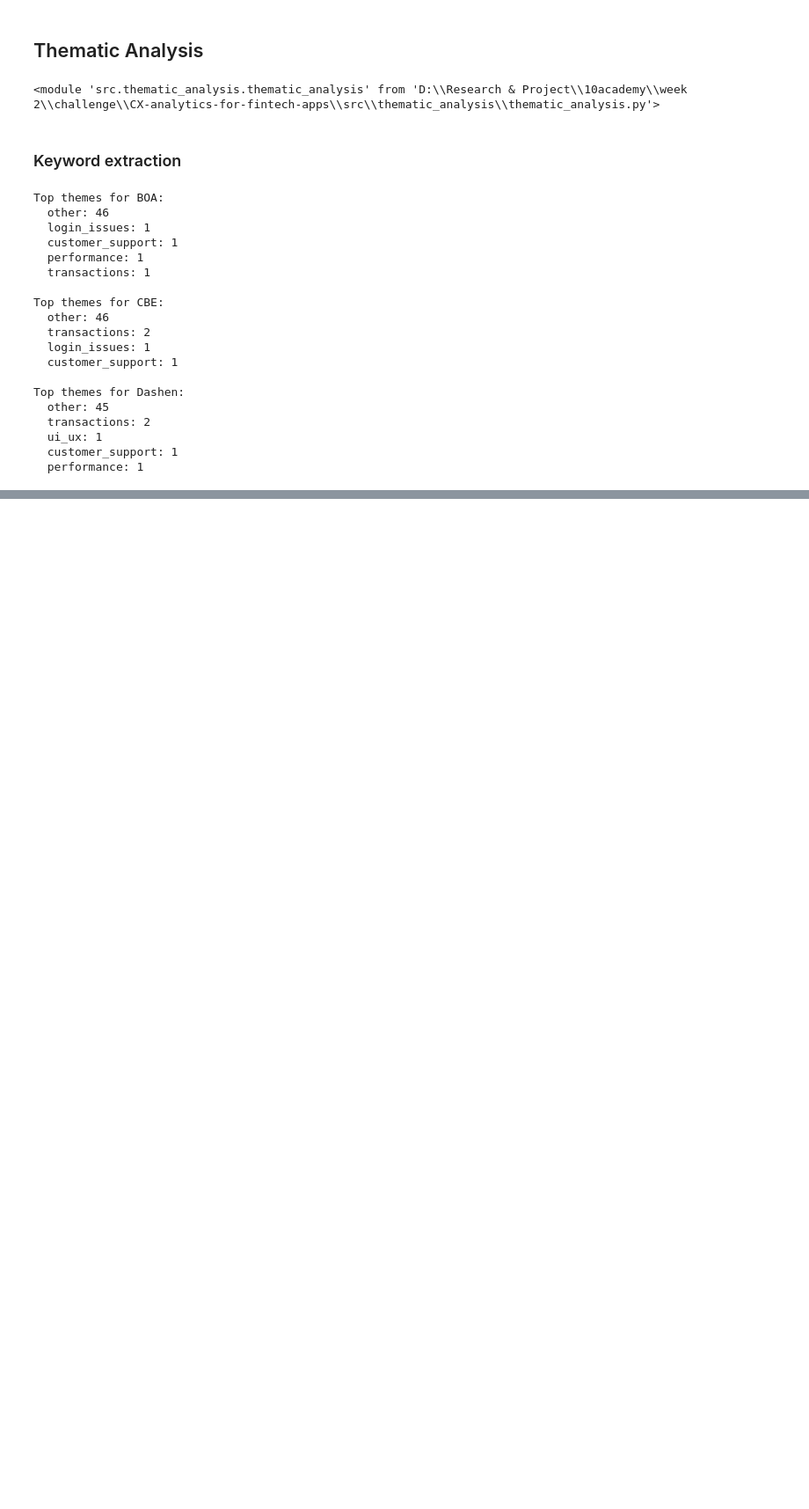
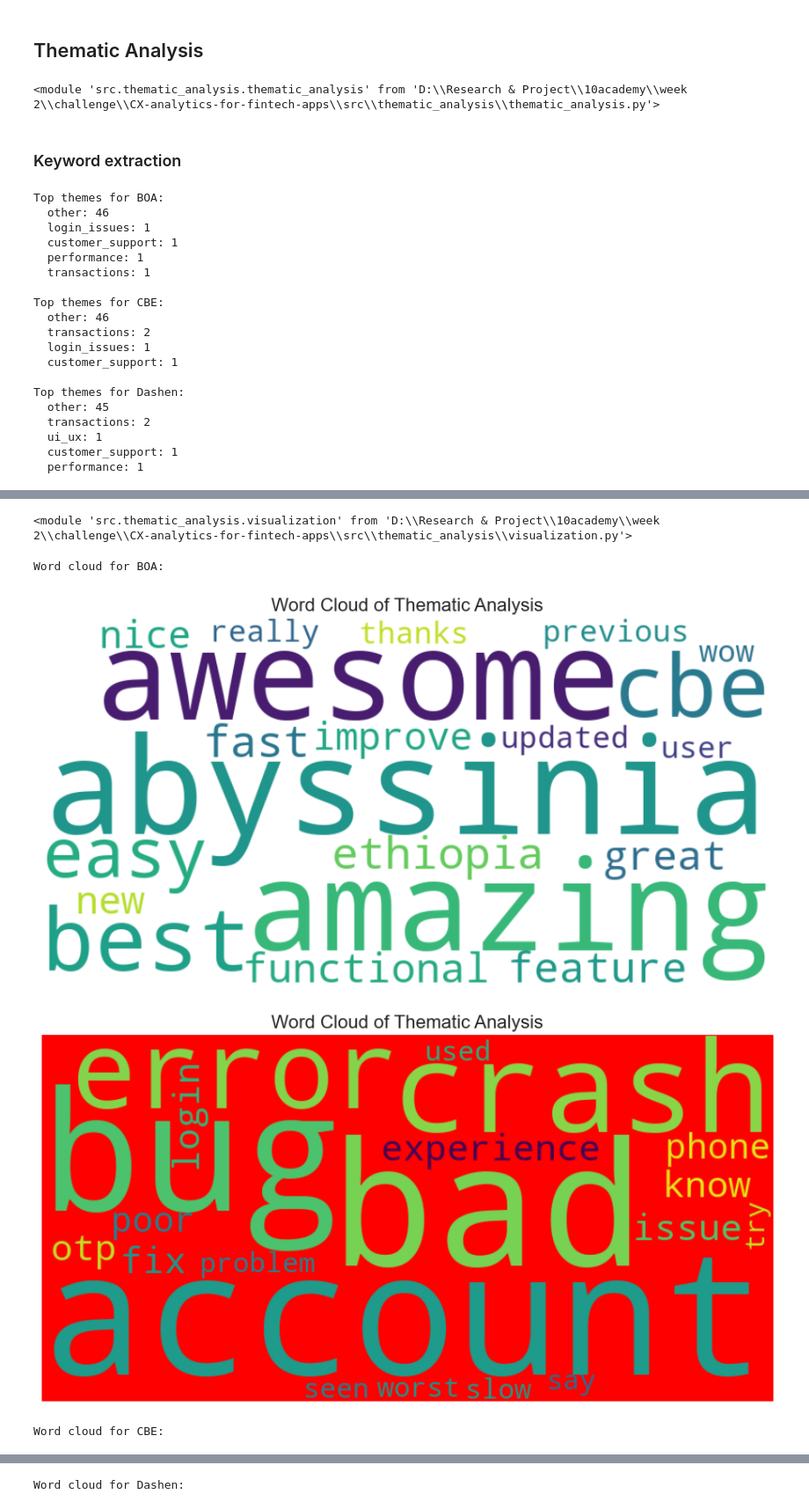
Before and after one commit to chalasimon/CX-analytics-for-fintech-apps, a Jupyter notebook: notebooks/task2.ipynb, the cells around one changed output, grey strips where cells are left out. Shown at 88% size. Cells and saved outputs as stored; diff of their text form; code cells hidden in the pictures; blank space fills up the shorter version.

Commit message:
feat: thematic visualization done

```diff
--- a/notebooks/task2.ipynb
+++ b/notebooks/task2.ipynb
@@ -221,0 +302,22 @@ Top themes for Dashen:
+# %%
+# Save results as CSV (e.g., review_id, review_text, sentiment_label, sentiment_score, identified_theme(s))
+data["themes"] = data["processed_review"].apply(thematic_analyzer.categorize_themes)
+data["review_id"] = range(1, len(data) + 1)
+output_df= data[['review_id', 'review_text', 'sentiment', 'sentiment_score', 'themes']].copy()
+output_df.to_csv('../data/analyzed/thematic_analysis_results.csv', index=False)
+# %%
+# Filter positive and negative reviews per bank
+positive_reviews_per_bank = data[data['sentiment'] == 'POSITIVE']
+negative_reviews_per_bank = data[data['sentiment'] == 'NEGATIVE']
+# top keywords in positive reviews per bank
+positive_keywords_per_bank = thematic_analyzer.extract_bank_keywords(positive_reviews_per_bank)
+# Display top keywords in positive reviews per bank
+for bank, keywords in positive_keywords_per_bank.items():
+    print(f"\nTop keywords in positive reviews for {bank}:")
+    print(keywords)
+# top keywords in negative reviews per bank
+negative_keywords_per_bank = thematic_analyzer.extract_bank_keywords(negative_reviews_per_bank)
+# Display top keywords in negative reviews per bank
+for bank, keywords in negative_keywords_per_bank.items():
+    print(f"\nTop keywords in negative reviews for {bank}:")
+    print(keywords)
@@ -221,0 +342,12 @@ Top themes for Dashen:
+# %%
+# remove the common keywords from both positive and negative reviews per bank
+for bank in bank_keywords.keys():
+    bank_common_keywords = set(positive_keywords_per_bank.get(bank, [])) & set(negative_keywords_per_bank.get(bank, []))
+    positive_keywords_per_bank[bank] = [kw for kw in positive_keywords_per_bank[bank] if kw not in bank_common_keywords]
+    negative_keywords_per_bank[bank] = [kw for kw in negative_keywords_per_bank[bank] if kw not in bank_common_keywords]
+# %%
+# display the final keywords per bank
+for bank in bank_keywords.keys():
+    print(f"\nFinal keywords for {bank}:")
+    print("Positive:", positive_keywords_per_bank.get(bank, []))
+    print("Negative:", negative_keywords_per_bank.get(bank, []))
@@ -221,0 +366,23 @@ Top themes for Dashen:
+# %%
+# Word cloud for positive reviews
+# load module for word cloud visualization
+from src.thematic_analysis.visualization import ThematicVisualizer
+import src.thematic_analysis.visualization
+# Reload the module to ensure we have the latest version
+reload(src.thematic_analysis.visualization)
+# %% [output]
+<module 'src.thematic_analysis.visualization' from 'D:\\Research & Project\\10academy\\week 2\\challenge\\CX-analytics-for-fintech-apps\\src\\thematic_analysis\\visualization.py'>
+# %%
+# initialize the thematic visualizer
+thematic_visualizer = ThematicVisualizer()
+# Generate word cloud for each bank
+for bank in bank_keywords.keys():
+    print(f"\nWord cloud for {bank}:")
+    # Plot word cloud for positive and negative keywords
+    thematic_visualizer.plot_wordcloud(" ".join(positive_keywords_per_bank.get(bank, [])),color='white')
+    thematic_visualizer.plot_wordcloud(" ".join(negative_keywords_per_bank.get(bank, [])),color='red')
+# %% [output]
+Word cloud for BOA:
+[figure, added]
+[figure, added]
+Word cloud for CBE:
@@ -221,0 +391 @@ Top themes for Dashen:
+Word cloud for Dashen:
```
Also changed, not shown: parts of 6 cells of this notebook, 2 other files.
